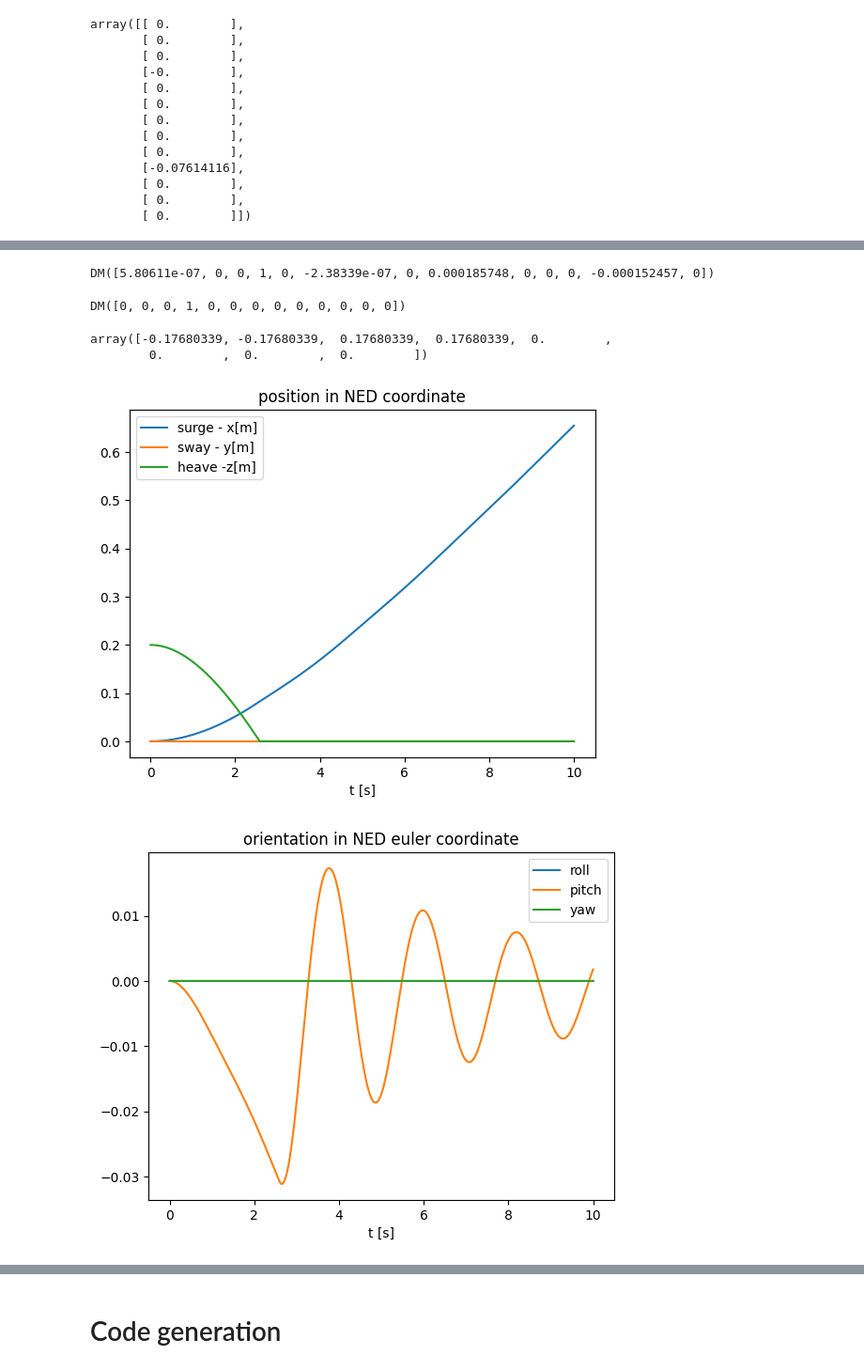
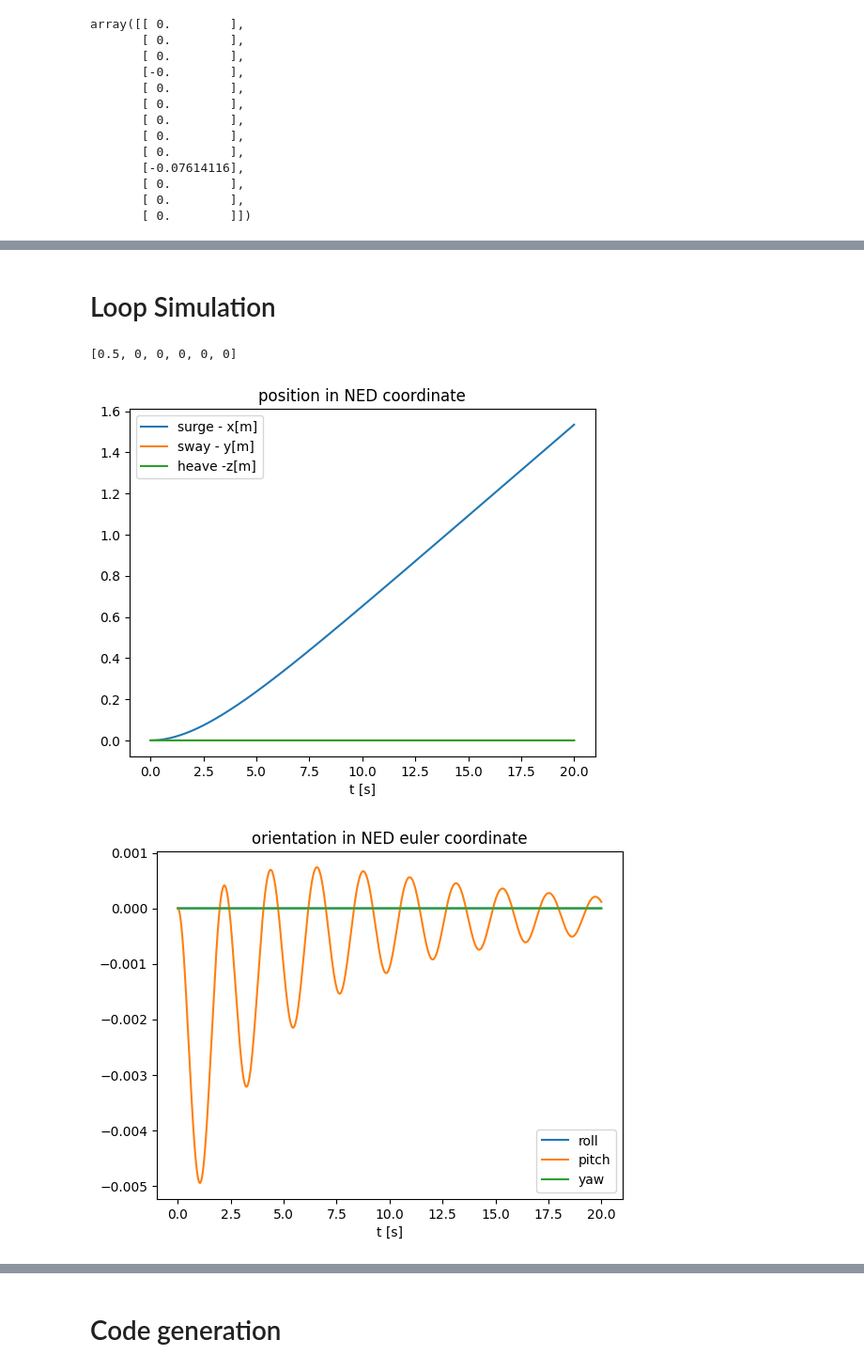
Before and after one commit to edxmorgan/diff_uv, a Jupyter notebook: usage.ipynb, the cells around one changed output, grey strips where cells are left out. Shown: that part at 94% size. Saved outputs shown, nothing was run; the diff lists cells and outputs as text; code cells hidden in the pictures.

```diff
--- a/usage.ipynb
+++ b/usage.ipynb
@@ -245,8 +270,8 @@ array([[ 0.        ],
        [ 0.        ],
        [ 0.        ]])
 # %%
-T = 10 # time horizon
-N = 1600 # number of control intervals
+T = 20 # time horizon
+N = 3333 # number of control intervals
 
 # integrator to discretize the system
 dae = {'x':vertcat(p_n, uq, x_nb), 'p':tau_b, 'ode': f_ode_simplify_func(x_nb ,uq, tau_b)}
@@ -289,28 +318,22 @@ array([-0.17680339, -0.17680339,  0.17680339,  0.17680339,  0.        ,
-# %%
-q0 = np.array([1, 0, 0 ,0])
-x0 = vertcat(p0, q0, v_b0)
-F(x0,forces)
-# %% [output]
-DM([5.80611e-07, 0, 0, 1, 0, -2.38339e-07, 0, 0.000185748, 0, 0, 0, -0.000152457, 0])
-# %%
-x0
-# %% [output]
-DM([0, 0, 0, 1, 0, 0, 0, 0, 0, 0, 0, 0, 0])
+# %% [markdown]
+# Loop Simulation
 # %%
 sim = F.mapaccum(N)
 res = sim(x0, forces)
-# %%
-forces
-# %% [output]
-array([-0.17680339, -0.17680339,  0.17680339,  0.17680339,  0.        ,
-        0.        ,  0.        ,  0.        ])
 # %%
 # SIMULATING vehicle on water surface
 import matplotlib.pyplot as plt
-x0 = np.array([0.0, 0.0, 0.2, 1.0, 0, 0, 0, 0, 0, 0, 0, 0, 0]) #x y z w xq yq zq u v w p q r
-u0 = np.array([0.0, 0.0, 0.0, 0.0, 0.0, 0.0])
+x0 = np.array([0.0, 0.0, 0.0, 1.0, 0, 0, 0, 0, 0, 0, 0, 0, 0]) #x y z w xq yq zq u v w p q r
+# thru_u.size()
+forces = np.linalg.pinv(ps.thrust_config)@np.array([0.5, 0.0, 0.0, 0.0, 0.0, 0.0])
+
+print(tau_f_Tc(ps.thrust_config, forces))
+# forces
+# u0 = np.array([0.0, 0.0, 0.0, 0.0, 0.0, 0.0])
 res = sim(x0, forces)
 res.T
+# T = 200 # time horizon
+# N = 1600 # number of control intervals
 t = np.linspace(0, T, N+1)
 
 import math
@@ -333,32 +356,33 @@ def euler_from_quaternion(q):
         pitch_y = math.asin(t2)
 
         t3 = +2.0 * (w * z + x * y)
         t4 = +1.0 - 2.0 * (y * y + z * z)
         yaw_z = math.atan2(t3, t4)
 
         return np.array([roll_x, pitch_y, yaw_z]) # in radians
 
 # Create a figure and plot the data
 plt.figure()
 plt.plot(t, np.concatenate((np.array(x0).reshape((13,1)), res.toarray()), axis=1)[0:3,:].T)
 plt.legend(['surge - x[m]', 'sway - y[m]', 'heave -z[m]'])
 plt.title("position in NED coordinate")
 plt.xlabel('t [s]')
 
 plt.figure()
 vfunc = np.vectorize(euler_from_quaternion, signature='(n)->(k)')
 rpy_array = vfunc(np.concatenate((np.array(x0).reshape((13,1)), res.toarray()), axis=1)[3:7,:].T)
 plt.plot(t, rpy_array)
 plt.legend(['roll', 'pitch', 'yaw'])
 plt.title("orientation in NED euler coordinate")
 plt.xlabel('t [s]')
 
 plt.figure()
 plt.plot(t, np.concatenate((np.array(x0).reshape((13,1)), res.toarray()), axis=1)[7::,:].T)
 plt.legend(['u', 'v', 'w', 'p', 'q', 'r'])
 plt.xlabel('t[s]')
 plt.title("velocity in body coordinate")
 plt.show()
 # %% [output]
+[0.5, 0, 0, 0, 0, 0]
-[figure, old version]
+[figure, new version]
-[figure, old version]
+[figure, new version]
```
Also changed, not shown: parts of 17 cells of this notebook, 3 other files.
